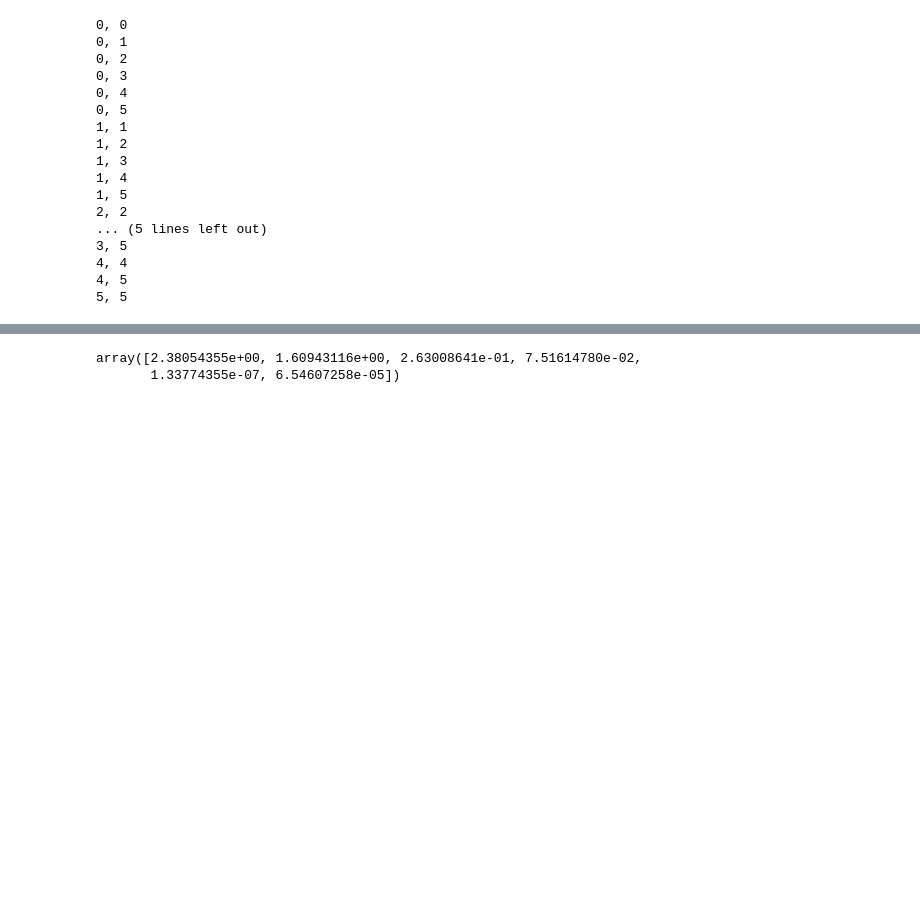
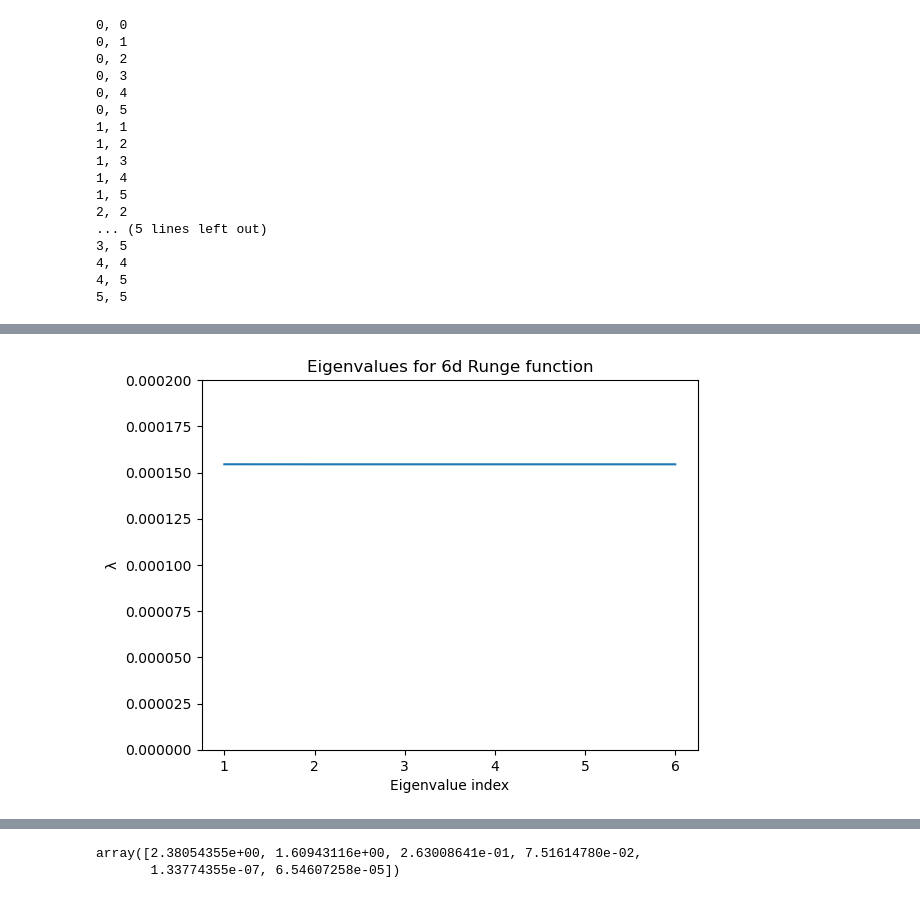
Before and after one commit to Maciess/SensitivityAnalysis, a Jupyter notebook: dawid_notebook.ipynb, the cells around one changed output, grey strips where cells are left out. Saved outputs shown, nothing was run; the diff lists cells and outputs as text; code cells hidden in the pictures; blank space fills up the shorter version.

```diff
--- a/dawid_notebook.ipynb
+++ b/dawid_notebook.ipynb
@@ -153,3 +153,6 @@ def get_asbm_c_matrix(nwt_poly, spatial_dimension=6):
 def get_asbm_eigendecomposition(C):
     v, w = la.eigh(C, UPLO="U")
     return v, w
+# %%
+def runge(xx):
+    return 1 / (1 + 25 * np.square(la.norm(xx, axis=1)))
@@ -156,2 +164,2 @@ def get_asbm_eigendecomposition(C):
 # %%
-nwt_poly_asbm = get_nwt_interpolant(otl_normalized, domain.shape[0], 4, 2.0)
+runge_asbm = get_nwt_interpolant(runge, domain.shape[0], 4, 2.0)
@@ -157,0 +168,2 @@ nwt_poly_asbm = get_nwt_interpolant(otl_normalized, domain.shape[0], 4, 2.0)
+# %%
+Cr = get_asbm_c_matrix(runge_asbm, domain.shape[0])
@@ -177,0 +225,3 @@ C = get_asbm_c_matrix(nwt_poly_asbm, domain.shape[0])
+# %%
+vr, wr = get_asbm_eigendecomposition(Cr)
+vr, wr
@@ -177,0 +243,9 @@ C = get_asbm_c_matrix(nwt_poly_asbm, domain.shape[0])
+# %%
+plt.plot(range(1, 7), np.flip(vr))
+plt.ylim((0, 2e-4))
+plt.xlabel("Eigenvalue index")
+plt.ylabel("λ")
+plt.title("Eigenvalues for 6d Runge function")
+plt.savefig("eigenvals-runge.png")
+# %% [output]
+[figure, added]
```
Also changed, not shown: parts of 13 cells of this notebook.
